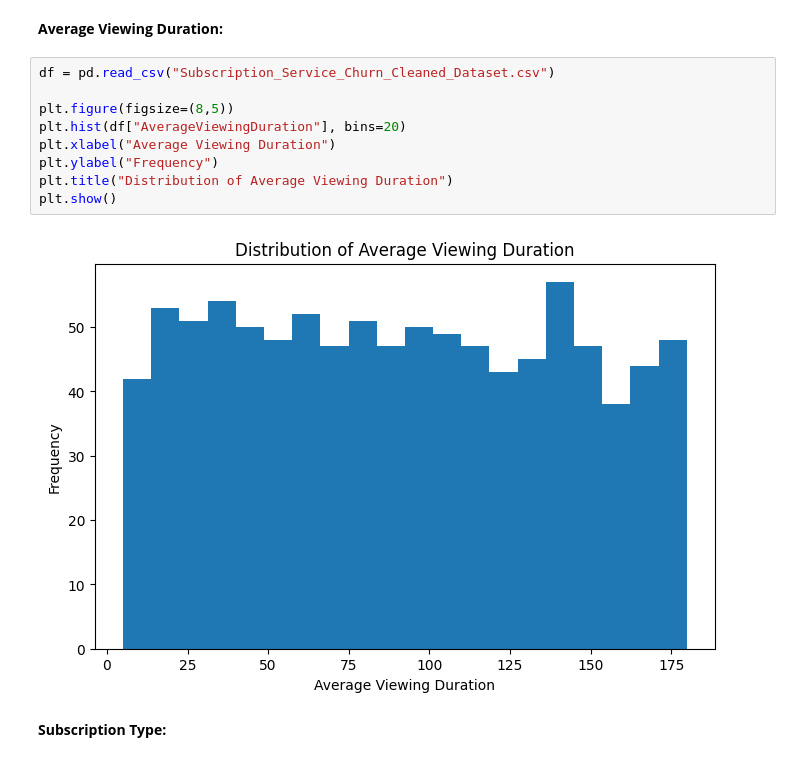
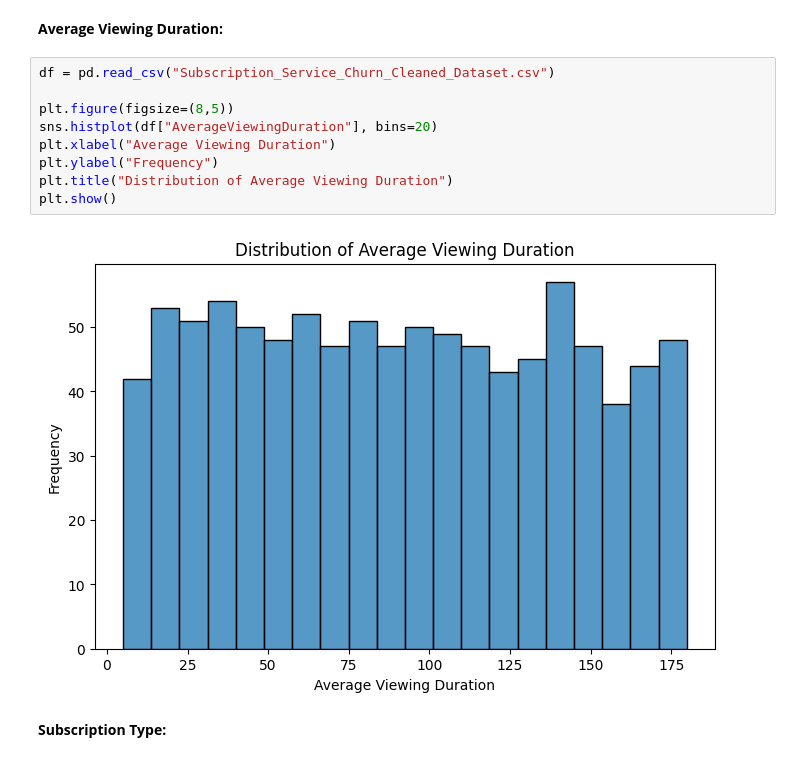
Before and after one commit to hariharan0528/24ADI204-DSV_PROJECT_CHURN_DETECTIVE, a Jupyter notebook: churn_detection_(1).ipynb, the cells around one changed output. Drawn from its saved outputs; the diff is of its cells as text.

```diff
--- a/churn_detection_(1).ipynb
+++ b/churn_detection_(1).ipynb
@@ -367,14 +367,14 @@ plt.show()
 # %%
 df = pd.read_csv("Subscription_Service_Churn_Cleaned_Dataset.csv")
 
 plt.figure(figsize=(8,5))
-plt.hist(df["AverageViewingDuration"], bins=20)
+sns.histplot(df["AverageViewingDuration"], bins=20)
 plt.xlabel("Average Viewing Duration")
 plt.ylabel("Frequency")
 plt.title("Distribution of Average Viewing Duration")
 plt.show()
 # %% [output]
-[figure, old version]
+[figure, new version]
 # %% [markdown]
 **Subscription Type:**
 # %%
```
Also changed, not shown: parts of 55 cells of this notebook, 14 other files.
